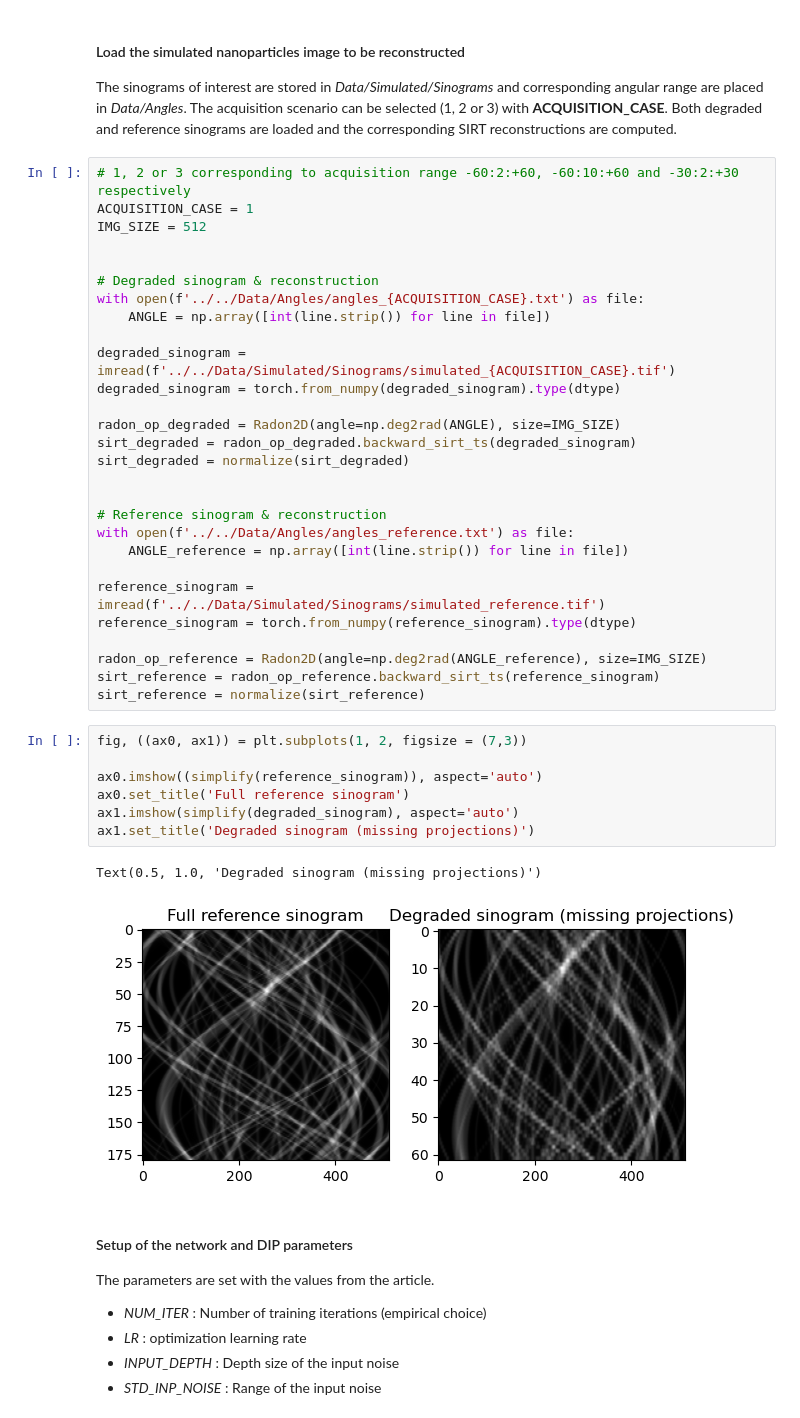
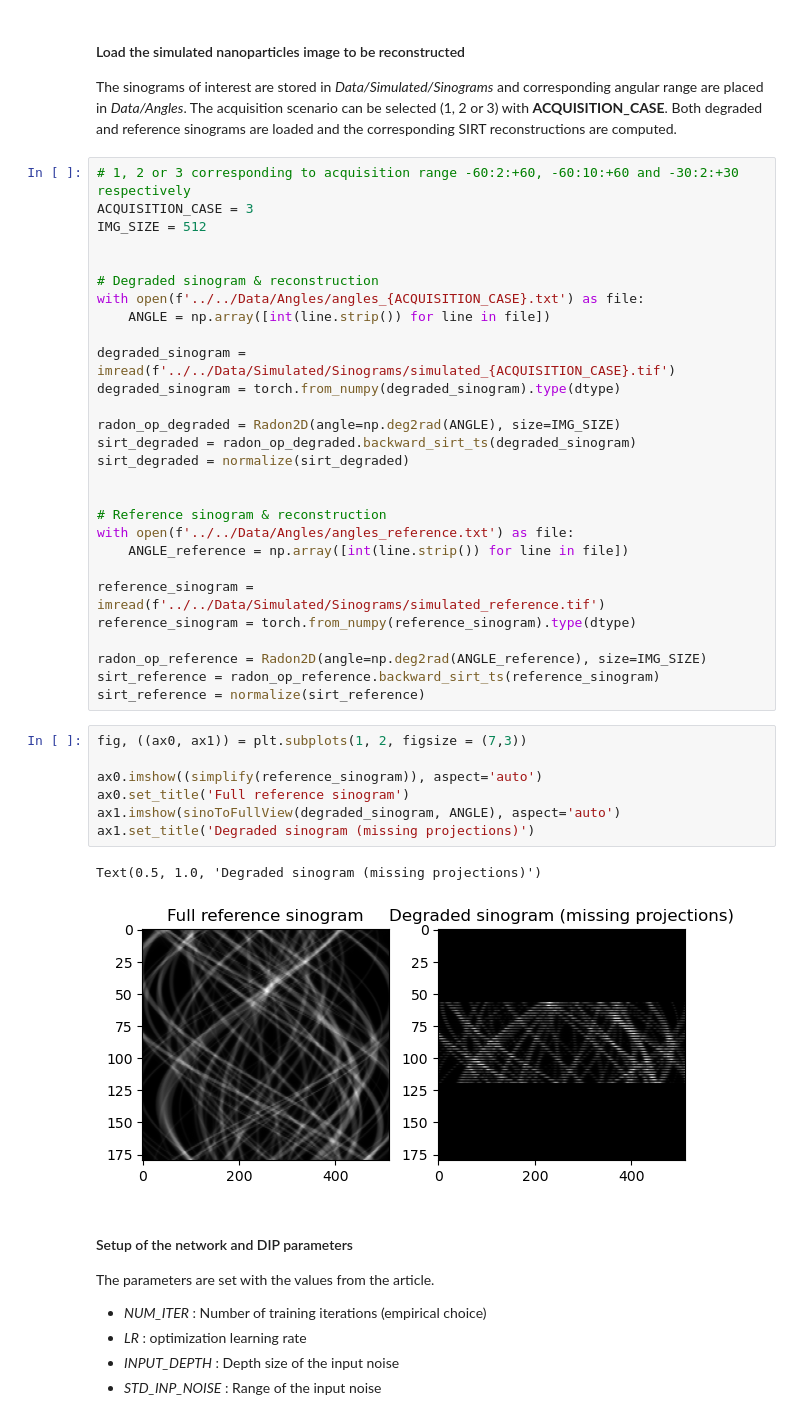
Before and after one commit to CEA-MetroCarac/DL_etomo, a Jupyter notebook: Notebooks/Simulated/simu_dip_reconstruction.ipynb, the cells around one changed output. Cells and saved outputs as stored; diff of their text form.

```diff
--- a/Notebooks/Simulated/simu_dip_reconstruction.ipynb
+++ b/Notebooks/Simulated/simu_dip_reconstruction.ipynb
@@ -41,7 +41,7 @@ The acquisition scenario can be selected (1, 2 or 3) with **ACQUISITION_CASE**.
 Both degraded and reference sinograms are loaded and the corresponding SIRT reconstructions are computed.
 # %%
 # 1, 2 or 3 corresponding to acquisition range -60:2:+60, -60:10:+60 and -30:2:+30 respectively
-ACQUISITION_CASE = 1
+ACQUISITION_CASE = 3
 IMG_SIZE = 512
 
 
@@ -70,13 +70,13 @@ sirt_reference = normalize(sirt_reference)
 # %%
 fig, ((ax0, ax1)) = plt.subplots(1, 2, figsize = (7,3))
 
 ax0.imshow((simplify(reference_sinogram)), aspect='auto')
 ax0.set_title('Full reference sinogram')
-ax1.imshow(simplify(degraded_sinogram), aspect='auto')
+ax1.imshow(sinoToFullView(degraded_sinogram, ANGLE), aspect='auto')
 ax1.set_title('Degraded sinogram (missing projections)')
 # %% [output]
 Text(0.5, 1.0, 'Degraded sinogram (missing projections)')
-[figure, old version]
+[figure, new version]
 # %% [markdown]
 #### Setup of the network and DIP parameters
 
```
Also changed, not shown: parts of 3 cells of this notebook, 6 other files.
